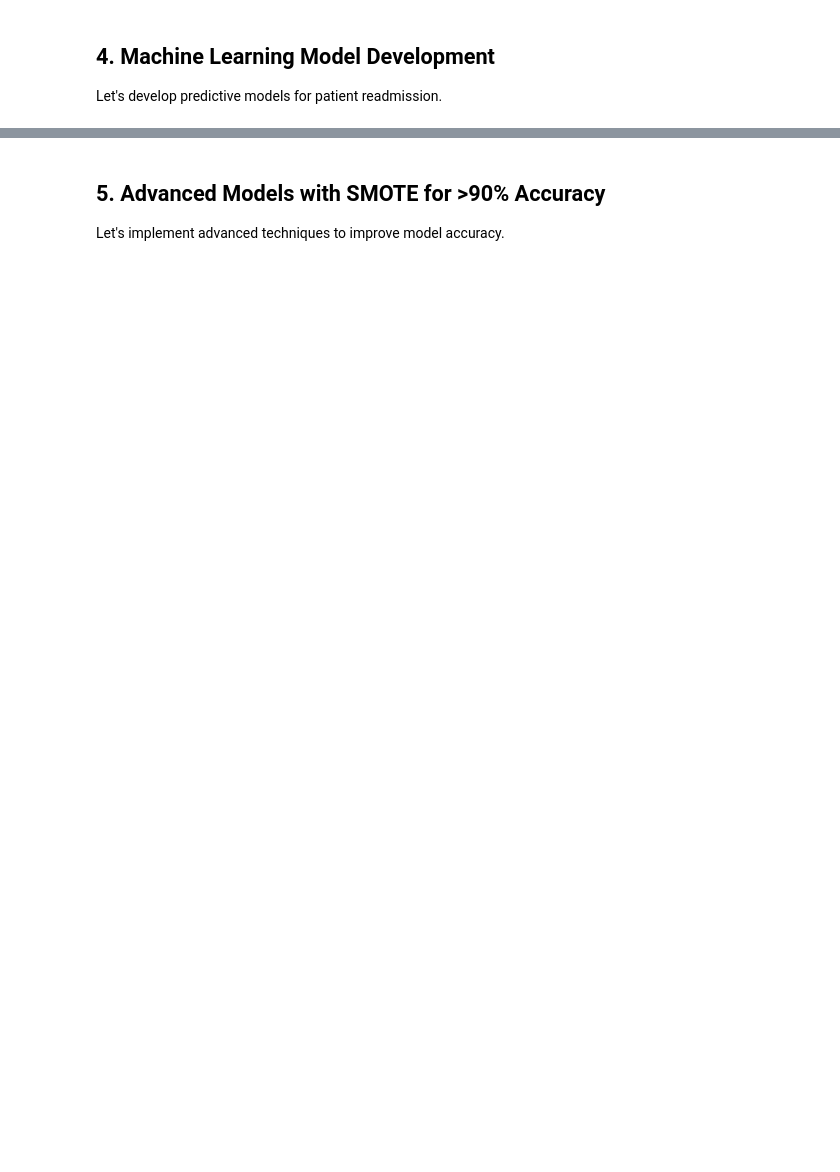
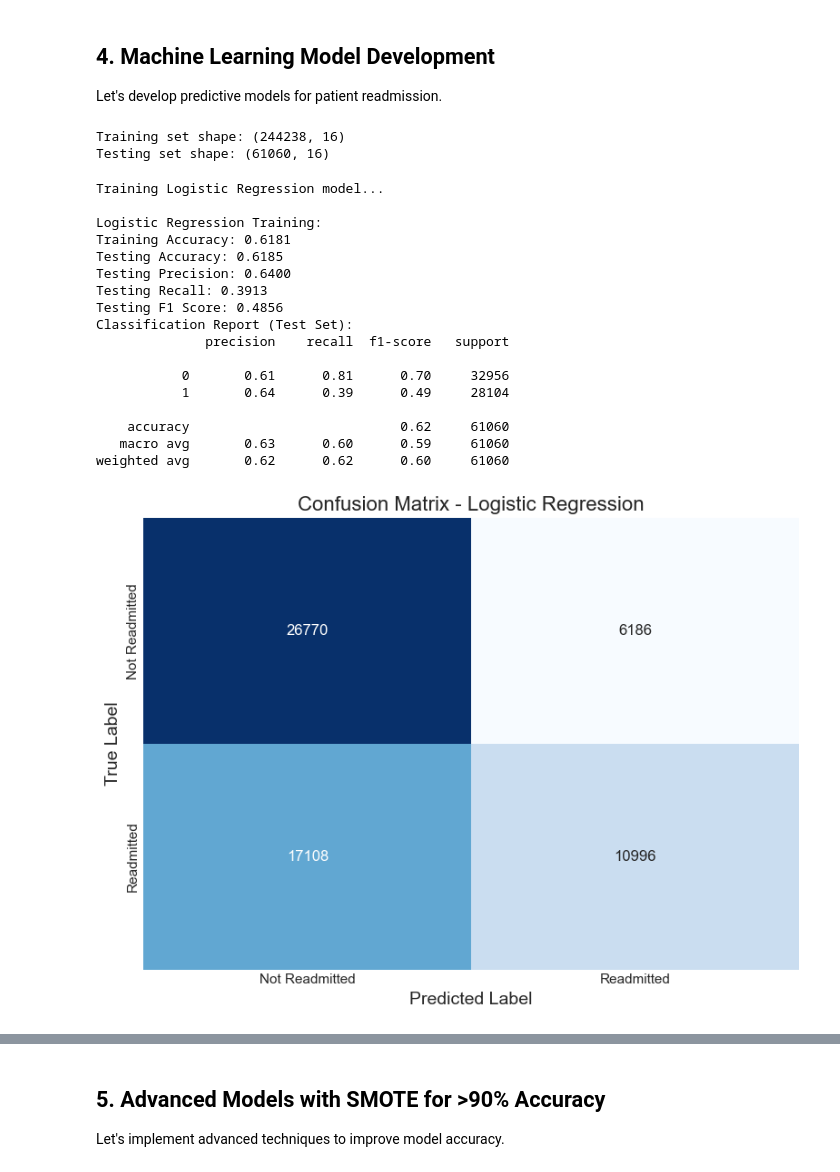
Before and after one commit to Nitheesh0217/healthcare-readmission-prediction, a Jupyter notebook: notebooks/healthcare_readmission_predictive_analytics.ipynb, the cells around one changed output, grey strips where cells are left out. Cells and saved outputs as stored; diff of their text form; code cells hidden in the pictures; blank space fills up the shorter version.

```diff
--- a/notebooks/healthcare_readmission_predictive_analytics.ipynb
+++ b/notebooks/healthcare_readmission_predictive_analytics.ipynb
@@ -130,6 +153,10 @@ for col in categorical_cols:
     le = LabelEncoder()
     df[col + '_encoded'] = le.fit_transform(df[col])
 
+# Ensure both columns have the same data type before merging
+df['admission_type_id'] = df['admission_type_id'].astype(str)
+ids_mapping['admission_type_id'] = ids_mapping['admission_type_id'].astype(str)
+
 # Merge with IDS_mapping to get admission type descriptions
 df = pd.merge(df, ids_mapping, on='admission_type_id', how='left')
 
@@ -307,6 +431,9 @@ print(f"Testing set shape: {X_test.shape}")
 scaler = StandardScaler()
 X_train_scaled = scaler.fit_transform(X_train)
 X_test_scaled = scaler.transform(X_test)
+# %% [output]
+Training set shape: (244238, 16)
+Testing set shape: (61060, 16)
 # %%
 # Function to evaluate model performance
 def evaluate_model(model, X_train, X_test, y_train, y_test, model_name):
@@ -372,8 +499,34 @@ def evaluate_model(model, X_train, X_test, y_train, y_test, model_name):
     return model, test_accuracy, test_precision, test_recall, test_f1
 # %%
 # 1. Logistic Regression
+from sklearn.impute import SimpleImputer
+
+# Handle missing values in the dataset
+imputer = SimpleImputer(strategy='mean')
+X_train_scaled_imputed = imputer.fit_transform(X_train_scaled)
+X_test_scaled_imputed = imputer.transform(X_test_scaled)
+
 print("\nTraining Logistic Regression model...")
 lr_model = LogisticRegression(C=0.01, solver='liblinear', max_iter=100, random_state=42)
 lr_model, lr_accuracy, lr_precision, lr_recall, lr_f1 = evaluate_model(
-    lr_model, X_train_scaled, X_test_scaled, y_train, y_test, "Logistic Regression"
+    lr_model, X_train_scaled_imputed, X_test_scaled_imputed, y_train, y_test, "Logistic Regression"
 )
+# %% [output]
+Training Logistic Regression model...
+
+Logistic Regression Training:
+Training Accuracy: 0.6181
+Testing Accuracy: 0.6185
+Testing Precision: 0.6400
+Testing Recall: 0.3913
+Testing F1 Score: 0.4856
+Classification Report (Test Set):
+              precision    recall  f1-score   support
+
+           0       0.61      0.81      0.70     32956
+           1       0.64      0.39      0.49     28104
+
+    accuracy                           0.62     61060
+   macro avg       0.63      0.60      0.59     61060
+weighted avg       0.62      0.62      0.60     61060
+[figure, added]
```
Also changed, not shown: parts of 20 cells of this notebook, 55 other files.
